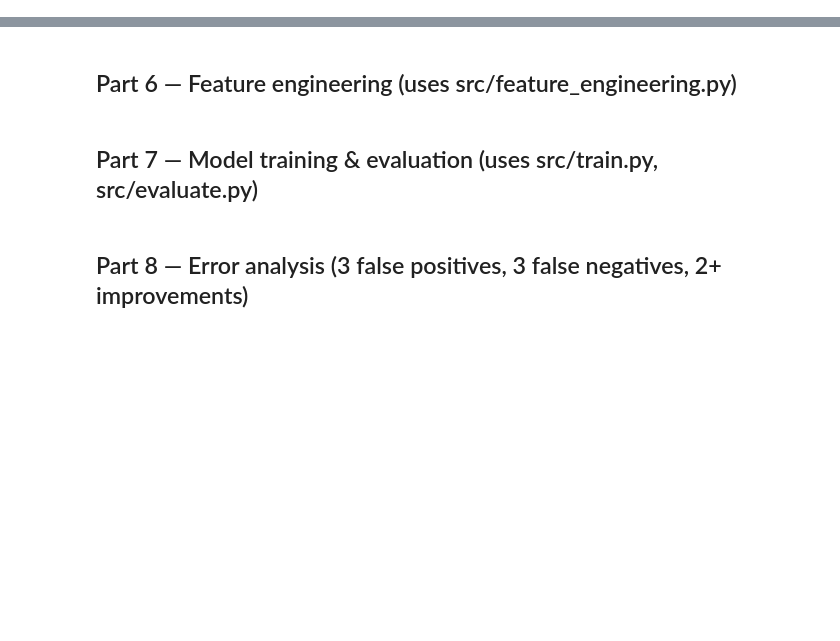
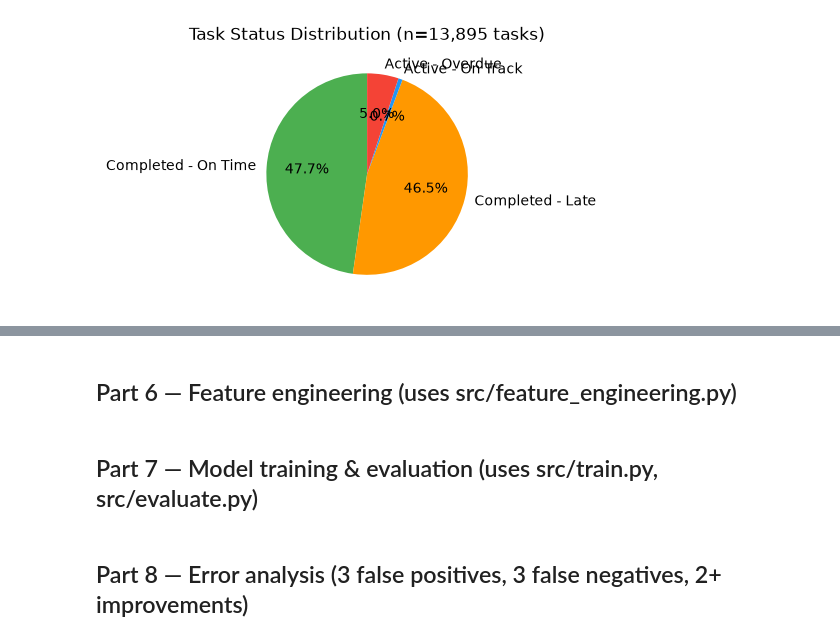
Before and after one commit to Bezawit-cloud/Bezawit_Assefa_pms_overdue_work_risk_analysis, a Jupyter notebook: notebooks/pms_analysis_and_modeling.ipynb, the cells around one changed output, grey strips where cells are left out. Cells and saved outputs as stored; diff of their text form; code cells hidden in the pictures; blank space fills up the shorter version.

```diff
--- a/notebooks/pms_analysis_and_modeling.ipynb
+++ b/notebooks/pms_analysis_and_modeling.ipynb
@@ -26,0 +769,17 @@ Sections mirror the assignment parts. Fill in as you go.
+# %%
+status_counts = pd.Series({
+    'Completed - On Time': ((analytical_df['status'] == 'completed') & (~analytical_df['calculated_overdue'])).sum(),
+    'Completed - Late': ((analytical_df['status'] == 'completed') & (analytical_df['calculated_overdue'])).sum(),
+    'Active - On Track': ((analytical_df['status'] != 'completed') & (~analytical_df['calculated_overdue'])).sum(),
+    'Active - Overdue': ((analytical_df['status'] != 'completed') & (analytical_df['calculated_overdue'])).sum(),
+})
+
+fig, ax = plt.subplots(figsize=(5, 5))
+colors = ['#4CAF50', '#FF9800', '#2196F3', '#F44336']
+ax.pie(status_counts, labels=status_counts.index, autopct='%1.1f%%', colors=colors, startangle=90)
+ax.set_title('Task Status Distribution (n=13,895 tasks)')
+plt.tight_layout()
+plt.savefig('viz_task_status_distribution.png', dpi=150)
+plt.show()
+# %% [output]
+[figure, added]
```
Also changed, not shown: parts of 61 cells of this notebook, 1 other file.
